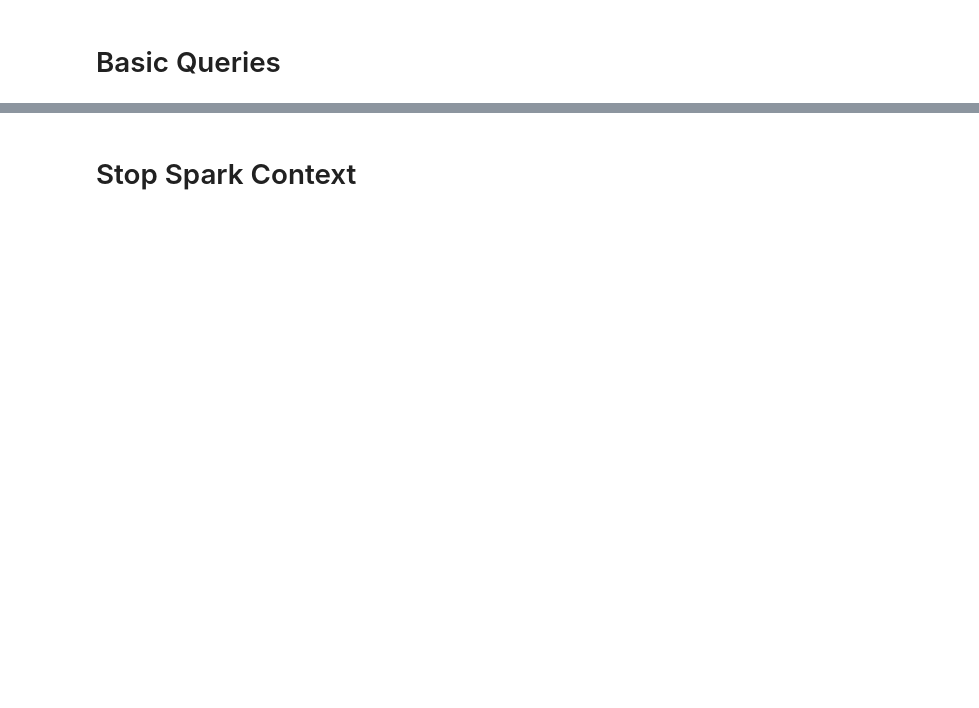
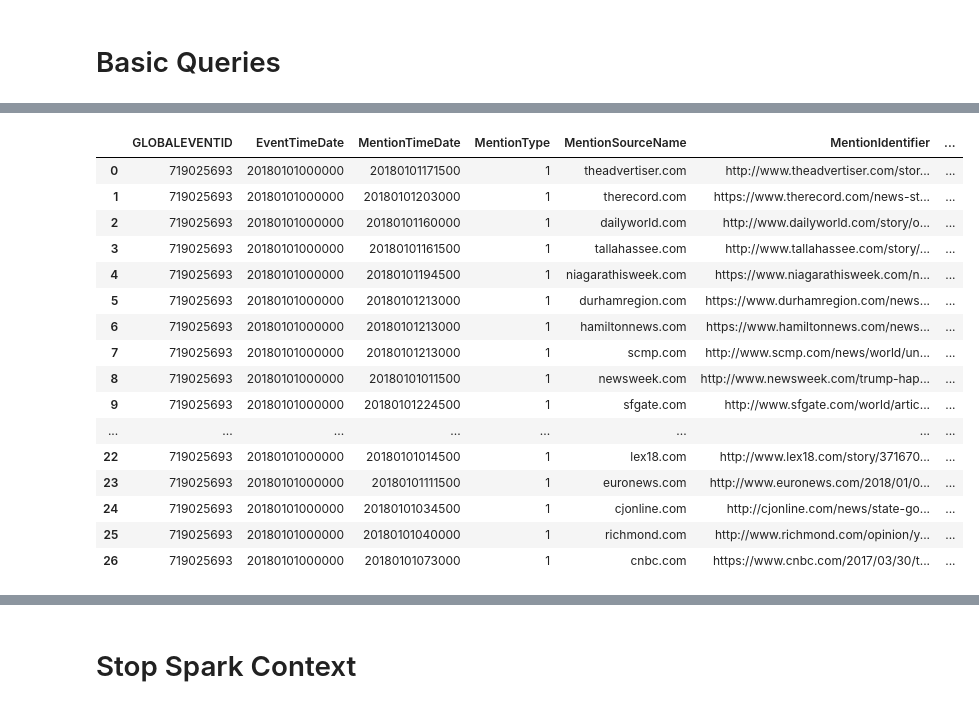
Before and after one commit to Rileypj1/BigDataProject, a Jupyter notebook: GDELT Reader - Mike.ipynb, the cells around one changed output, grey strips where cells are left out. Cells and saved outputs as stored; diff of their text form; code cells hidden in the pictures; blank space fills up the shorter version.

```diff
--- a/GDELT Reader - Mike.ipynb
+++ b/GDELT Reader - Mike.ipynb
@@ -94,0 +147,25 @@ recs.T
+# %%
+#719025693
+#test = df_mentions.where(df_mentions.MentionIdentifier.rlike('tariff')).take(5)
+test = df_mentions.where(df_mentions.GLOBALEVENTID == 719025693).collect()
+recs = pd.DataFrame(test)
+recs.columns = colnames_mentions
+recs
+# %% [output]
+|  | GLOBALEVENTID | EventTimeDate | MentionTimeDate | MentionType | MentionSourceName | MentionIdentifier | ... |
+| 0 | 719025693 | 20180101000000 | 20180101171500 | 1 | theadvertiser.com | http://www.theadvertiser.com/stor... | ... |
+| 1 | 719025693 | 20180101000000 | 20180101203000 | 1 | therecord.com | https://www.therecord.com/news-st... | ... |
+| 2 | 719025693 | 20180101000000 | 20180101160000 | 1 | dailyworld.com | http://www.dailyworld.com/story/o... | ... |
+| 3 | 719025693 | 20180101000000 | 20180101161500 | 1 | tallahassee.com | http://www.tallahassee.com/story/... | ... |
+| 4 | 719025693 | 20180101000000 | 20180101194500 | 1 | niagarathisweek.com | https://www.niagarathisweek.com/n... | ... |
+| 5 | 719025693 | 20180101000000 | 20180101213000 | 1 | durhamregion.com | https://www.durhamregion.com/news... | ... |
+| 6 | 719025693 | 20180101000000 | 20180101213000 | 1 | hamiltonnews.com | https://www.hamiltonnews.com/news... | ... |
+| 7 | 719025693 | 20180101000000 | 20180101213000 | 1 | scmp.com | http://www.scmp.com/news/world/un... | ... |
+| 8 | 719025693 | 20180101000000 | 20180101011500 | 1 | newsweek.com | http://www.newsweek.com/trump-hap... | ... |
+| 9 | 719025693 | 20180101000000 | 20180101224500 | 1 | sfgate.com | http://www.sfgate.com/world/artic... | ... |
+| ... | ... | ... | ... | ... | ... | ... | ... |
+| 22 | 719025693 | 20180101000000 | 20180101014500 | 1 | lex18.com | http://www.lex18.com/story/371670... | ... |
+| 23 | 719025693 | 20180101000000 | 20180101111500 | 1 | euronews.com | http://www.euronews.com/2018/01/0... | ... |
+| 24 | 719025693 | 20180101000000 | 20180101034500 | 1 | cjonline.com | http://cjonline.com/news/state-go... | ... |
+| 25 | 719025693 | 20180101000000 | 20180101040000 | 1 | richmond.com | http://www.richmond.com/opinion/y... | ... |
+| 26 | 719025693 | 20180101000000 | 20180101073000 | 1 | cnbc.com | https://www.cnbc.com/2017/03/30/t... | ... |
```
Also changed, not shown: parts of 11 cells of this notebook.
